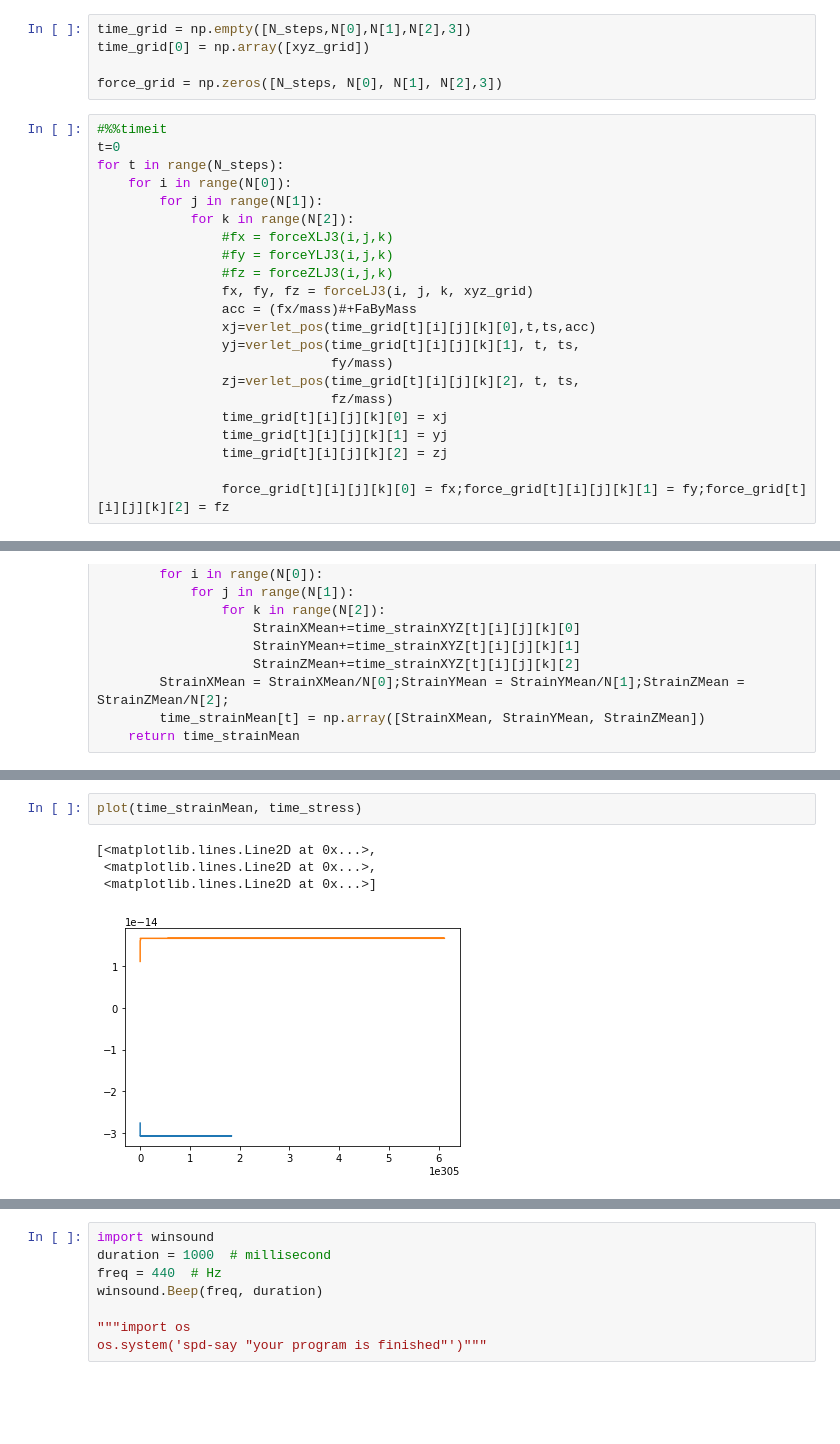
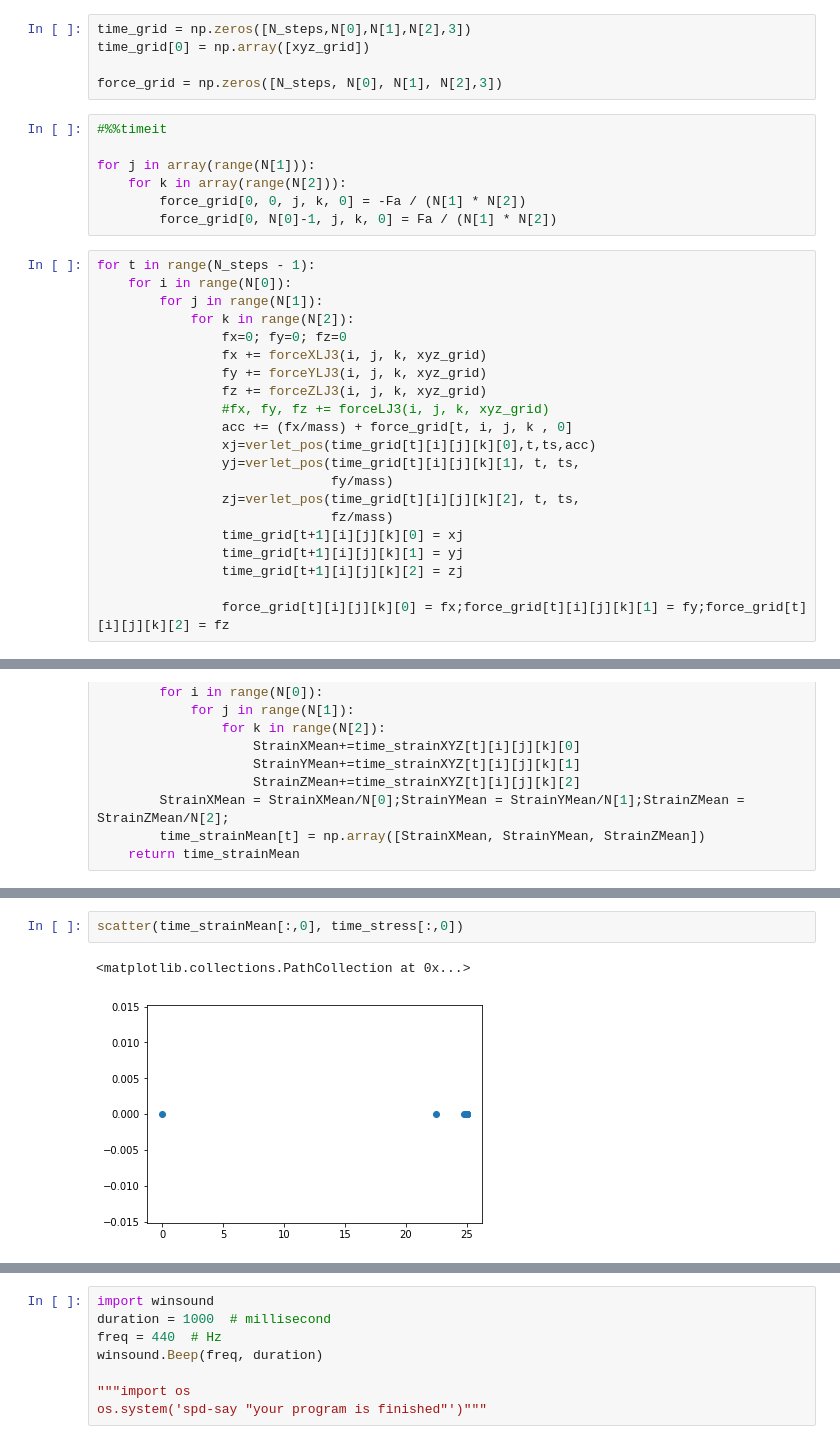
Before and after one commit to hashkrish/elastic_modulus_python_md, a Jupyter notebook: main.ipynb, the cells around one changed output, grey strips where cells are left out. Cells and saved outputs as stored; diff of their text form; blank space fills up the shorter version.

```diff
--- a/main.ipynb
+++ b/main.ipynb
@@ -27,30 +26,36 @@ called functionsmd
 coor_0 = initialPos(N,ial)
 xyz_grid = xyzGrid(coor_0[0], coor_0[1], coor_0[2])
 # %%
-time_grid = np.empty([N_steps,N[0],N[1],N[2],3])
+time_grid = np.zeros([N_steps,N[0],N[1],N[2],3])
 time_grid[0] = np.array([xyz_grid])
 
 force_grid = np.zeros([N_steps, N[0], N[1], N[2],3])
+# %%
+#%%timeit
+
+for j in array(range(N[1])):
+    for k in array(range(N[2])):
+        force_grid[0, 0, j, k, 0] = -Fa / (N[1] * N[2])
+        force_grid[0, N[0]-1, j, k, 0] = Fa / (N[1] * N[2])
 # %%
-#%%timeit
-t=0
-for t in range(N_steps):
+for t in range(N_steps - 1):
     for i in range(N[0]):
         for j in range(N[1]):
             for k in range(N[2]):
-                #fx = forceXLJ3(i,j,k)
-                #fy = forceYLJ3(i,j,k)
-                #fz = forceZLJ3(i,j,k)
-                fx, fy, fz = forceLJ3(i, j, k, xyz_grid)
-                acc = (fx/mass)#+FaByMass
+                fx=0; fy=0; fz=0
+                fx += forceXLJ3(i, j, k, xyz_grid)
+                fy += forceYLJ3(i, j, k, xyz_grid)
+                fz += forceZLJ3(i, j, k, xyz_grid)
+                #fx, fy, fz += forceLJ3(i, j, k, xyz_grid)
+                acc += (fx/mass) + force_grid[t, i, j, k , 0]
                 xj=verlet_pos(time_grid[t][i][j][k][0],t,ts,acc)
                 yj=verlet_pos(time_grid[t][i][j][k][1], t, ts,
                               fy/mass)
                 zj=verlet_pos(time_grid[t][i][j][k][2], t, ts,
                               fz/mass)
-                time_grid[t][i][j][k][0] = xj
-                time_grid[t][i][j][k][1] = yj
-                time_grid[t][i][j][k][2] = zj
+                time_grid[t+1][i][j][k][0] = xj
+                time_grid[t+1][i][j][k][1] = yj
+                time_grid[t+1][i][j][k][2] = zj
 
                 force_grid[t][i][j][k][0] = fx;force_grid[t][i][j][k][1] = fy;force_grid[t][i][j][k][2] = fz
 # %%
@@ -174,10 +186,8 @@ print(time_strainMean)
 # %%
-plot(time_strainMean, time_stress)
+scatter(time_strainMean[:,0], time_stress[:,0])
 # %% [output]
-[<matplotlib.lines.Line2D at 0x...>,
- <matplotlib.lines.Line2D at 0x...>,
- <matplotlib.lines.Line2D at 0x...>]
+<matplotlib.collections.PathCollection at 0x...>
-[figure, old version]
+[figure, new version]
 # %%
 for i in range(N_steps):
     print(time_stress[i][0]/time_strainMean[i][0])
```
Also changed, not shown: parts of 7 cells of this notebook, 1 other file.
